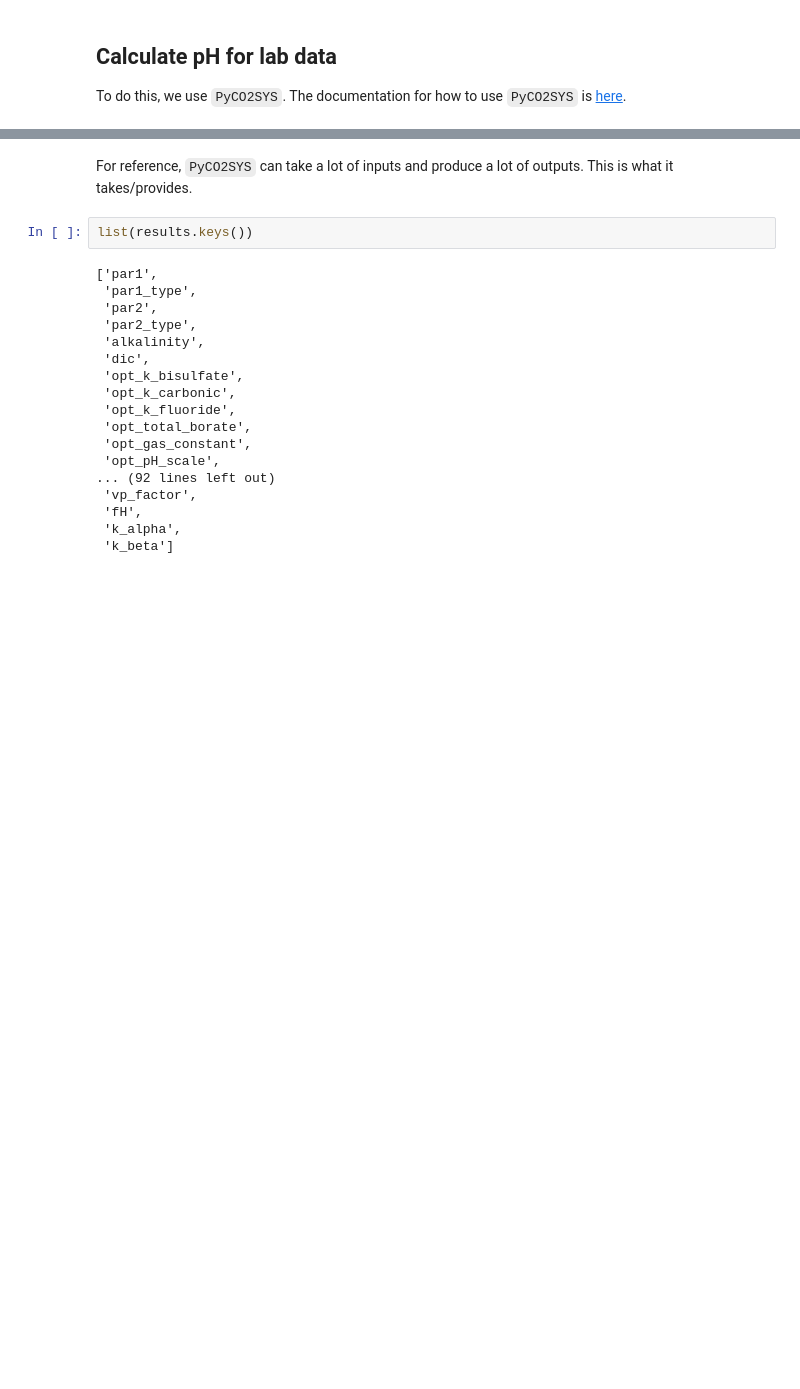
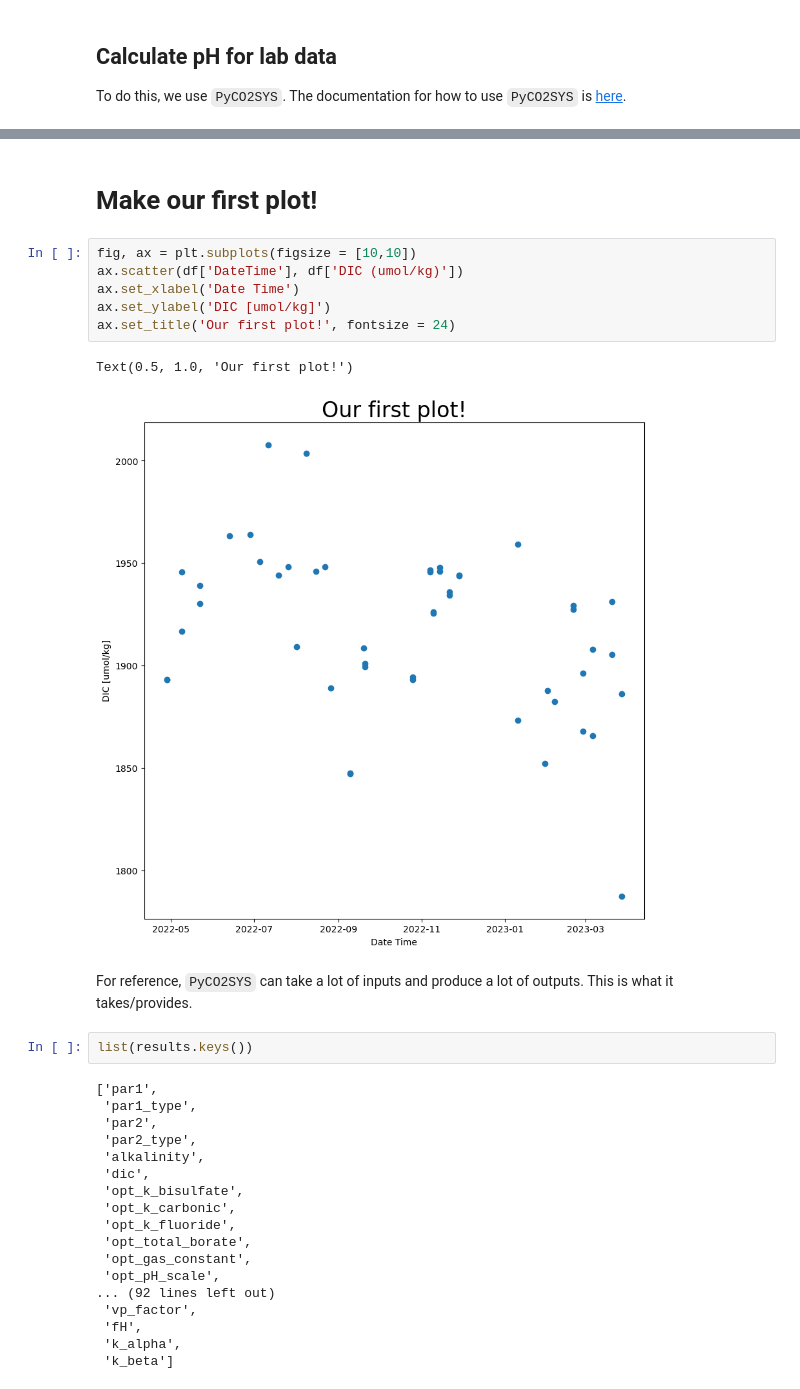
Before and after one commit to abby-baskind/phyto, a Jupyter notebook: for_georgia.ipynb, the cells around one changed output, grey strips where cells are left out. Drawn from its saved outputs; the diff is of its cells as text; blank space fills up the shorter version.

```diff
--- a/for_georgia.ipynb
+++ b/for_georgia.ipynb
@@ -252,6 +262,17 @@ df.head()
 | 2 | PLT 4/28/22 A | 4/28/22 7:30 | PLT | surface | 20.9 | 2078.825 | 22.0 | 1931.63783 | 30.0 | ... |
 | 3 | PLT 4/28/22 B | 4/28/22 7:30 | PLT | surface | 20.9 | 2078.410 | 22.0 | 1931.62999 | 30.0 | ... |
 | 4 | PLT 5/22/22 bottom | 5/22/22 7:30 | PLT | bottom | 20.9 | 2138.395 | 22.0 | 1978.53868 | 30.0 | ... |
+# %% [markdown]
+# Make our first plot!
+# %%
+fig, ax = plt.subplots(figsize = [10,10])
+ax.scatter(df['DateTime'], df['DIC (umol/kg)'])
+ax.set_xlabel('Date Time')
+ax.set_ylabel('DIC [umol/kg]')
+ax.set_title('Our first plot!', fontsize = 24)
+# %% [output]
+Text(0.5, 1.0, 'Our first plot!')
+[figure, added]
 # %% [markdown]
 For reference, `PyCO2SYS` can take a lot of inputs and produce a lot of outputs. This is what it takes/provides.
 # %%
```
Also changed, not shown: parts of 12 cells of this notebook, 2 other files.
